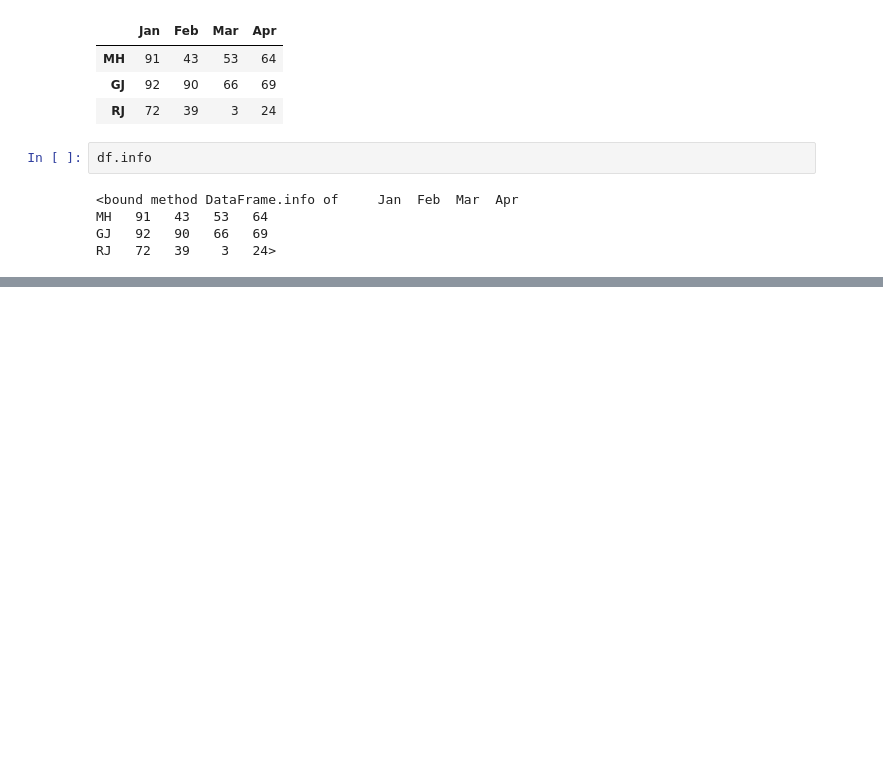
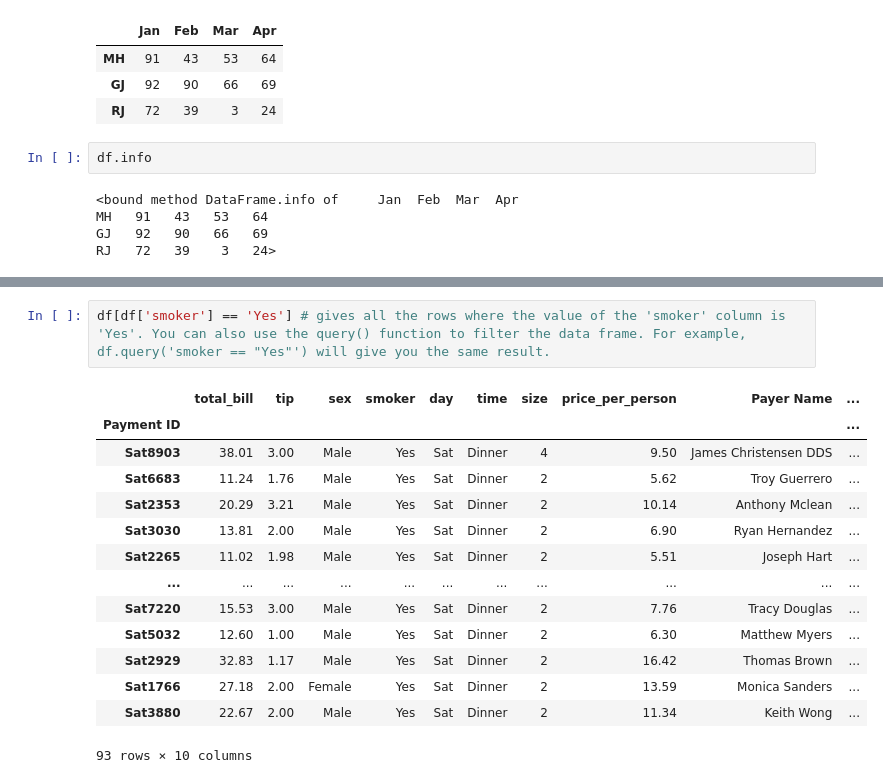
Before and after one commit to andy1924/Data-Science-and-Machine-Learning, a Jupyter notebook: pandasTut.ipynb, the cells around one changed output, grey strips where cells are left out. Drawn from its saved outputs; the diff is of its cells as text; blank space fills up the shorter version.

```diff
--- a/pandasTut.ipynb
+++ b/pandasTut.ipynb
@@ -127,0 +316,17 @@ df
+# %%
+df[df['smoker'] == 'Yes'] # gives all the rows where the value of the 'smoker' column is 'Yes'. You can also use the query() function to filter the data frame. For example, df.query('smoker == "Yes"') will give you the same result.
+# %% [output]
+|  | total_bill | tip | sex | smoker | day | time | size | price_per_person | Payer Name | ... |
+| Payment ID |  |  |  |  |  |  |  |  |  | ... |
+| Sat8903 | 38.01 | 3.00 | Male | Yes | Sat | Dinner | 4 | 9.50 | James Christensen DDS | ... |
+| Sat6683 | 11.24 | 1.76 | Male | Yes | Sat | Dinner | 2 | 5.62 | Troy Guerrero | ... |
+| Sat2353 | 20.29 | 3.21 | Male | Yes | Sat | Dinner | 2 | 10.14 | Anthony Mclean | ... |
+| Sat3030 | 13.81 | 2.00 | Male | Yes | Sat | Dinner | 2 | 6.90 | Ryan Hernandez | ... |
+| Sat2265 | 11.02 | 1.98 | Male | Yes | Sat | Dinner | 2 | 5.51 | Joseph Hart | ... |
+| ... | ... | ... | ... | ... | ... | ... | ... | ... | ... | ... |
+| Sat7220 | 15.53 | 3.00 | Male | Yes | Sat | Dinner | 2 | 7.76 | Tracy Douglas | ... |
+| Sat5032 | 12.60 | 1.00 | Male | Yes | Sat | Dinner | 2 | 6.30 | Matthew Myers | ... |
+| Sat2929 | 32.83 | 1.17 | Male | Yes | Sat | Dinner | 2 | 16.42 | Thomas Brown | ... |
+| Sat1766 | 27.18 | 2.00 | Female | Yes | Sat | Dinner | 2 | 13.59 | Monica Sanders | ... |
+| Sat3880 | 22.67 | 2.00 | Male | Yes | Sat | Dinner | 2 | 11.34 | Keith Wong | ... |
+93 rows × 10 columns
```
Also changed, not shown: parts of 18 cells of this notebook.
